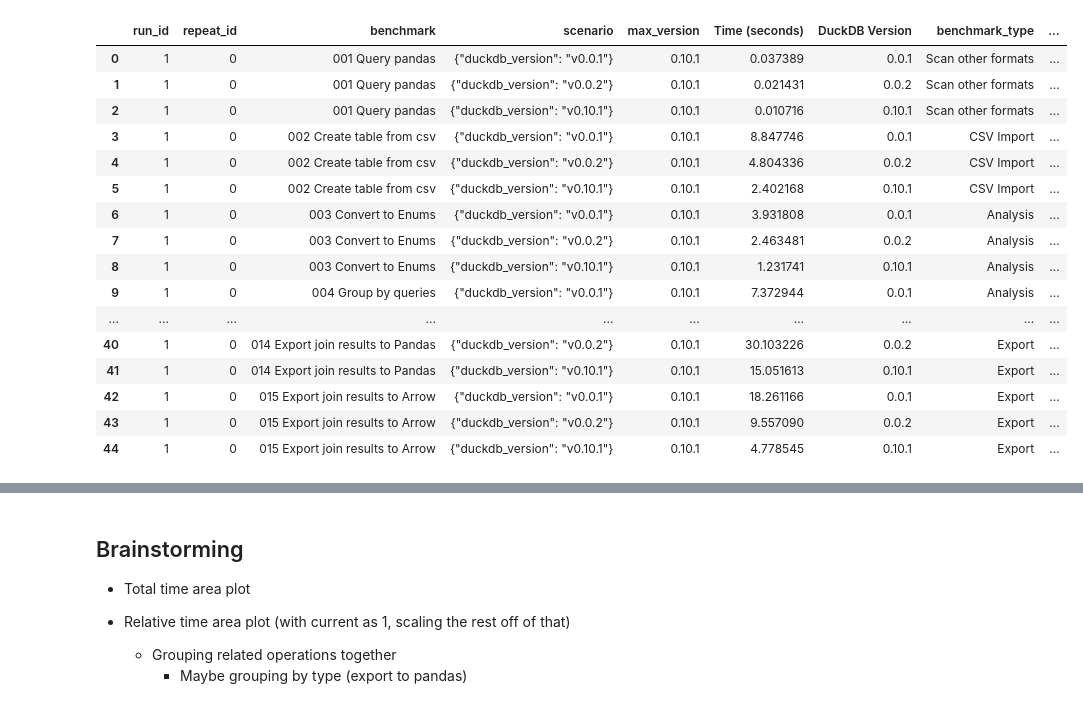
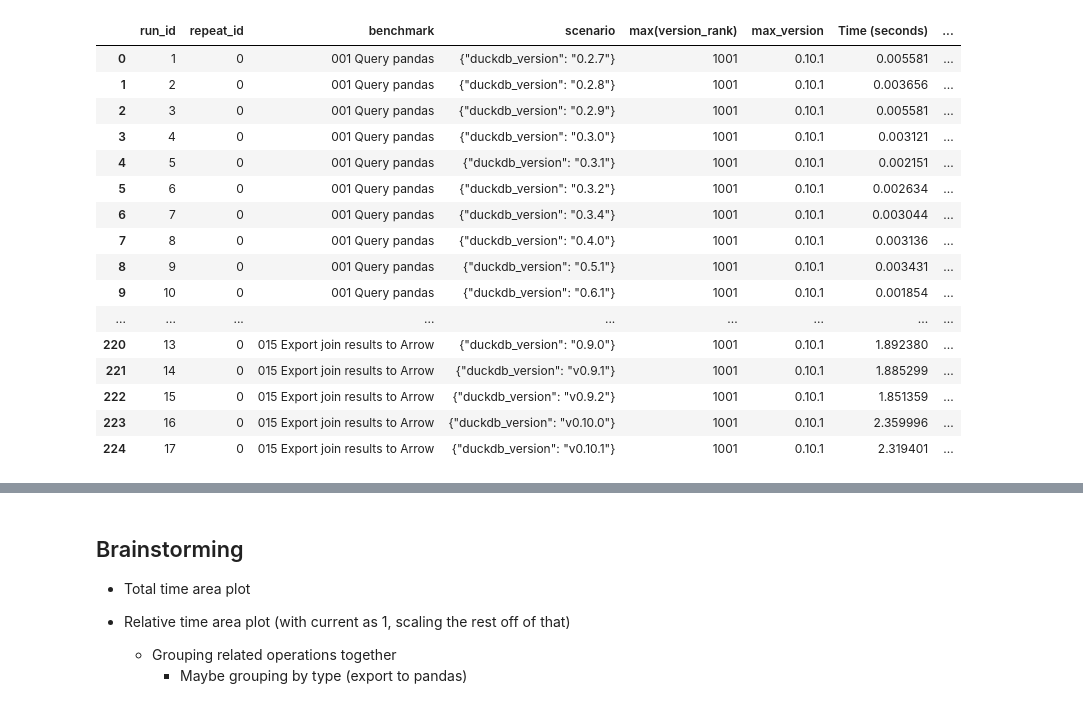
Before and after one commit to Alex-Monahan/duckdb_benchmarks_over_time, a Jupyter notebook: analyze_benchmark_results.ipynb, the cells around one changed output, grey strips where cells are left out. Drawn from its saved outputs; the diff is of its cells as text; code cells hidden in the pictures.

Commit message:
non-final analysis

```diff
--- a/analyze_benchmark_results.ipynb
+++ b/analyze_benchmark_results.ipynb
@@ -29,73 +17,73 @@ pd.set_option('display.max_columns', 5000)
 # %%
 con = duckdb.connect()
 attach_results = con.sql("ATTACH 'benchmark_log_python_testing.db' as sqlite_db (TYPE SQLITE)")
-ctas_results = con.sql("create or replace table duckdb_results as select * from sqlite_db.results")
+ctas_results = con.sql("""
+                       create or replace table duckdb_results as
+                       select * from sqlite_db.results
+                       where
+                            NOT (benchmark = '003 Convert to Enums' and try_cast(time as float) < 0.01)""")
 results = con.sql("""
-    with dummy_results as (
+    with version_ranks as (
         from duckdb_results
-        union all
+        select
+            (scenario::json ->> 'duckdb_version').replace('v','') as version,
+            version.string_split('.') as split_version,
+            try_cast(split_version[1] as int) * 100 * 100 as first_digit,
+            try_cast(split_version[2] as int) * 100 as second_digit,
+            try_cast(split_version[3] as int) as third_digit,
+            first_digit + second_digit + third_digit as version_rank,
+    ), max_version as (
+        from version_ranks
+        select
+            max(version_rank),
+            arg_max(version, version_rank) as max_version
+    ), median_results as (
         from duckdb_results
-        select * replace (
-            '{"duckdb_version": "v0.0.2"}' as scenario,
-            time * 2 as time
-        )
-        union all
-        from duckdb_results
-        select * replace (
-            '{"duckdb_version": "v0.0.1"}' as scenario,
-            time * 3 + time * random() as time
-        )
-    ), max_version as (
-        from dummy_results
-        select max((scenario::json ->> 'duckdb_version').replace('v','')) as max_version
-    ), median_results as (
-        from dummy_results
         select
             run_id,
             min(repeat_id) as repeat_id,
             benchmark,
             scenario,
             median(time) as time,
         group by all
-
     )
     from median_results
     join max_version on 1=1
     select
         * exclude time,
-        median(time) over (partition by run_id, benchmark, scenario) as "Time (seconds)",
+        time as "Time (seconds)",
         (scenario::json ->> 'duckdb_version').replace('v','') as "DuckDB Version",
         case when benchmark ilike '%queries%' or benchmark ilike '%enums%' then 'Analysis'
              when benchmark ilike '%csv%' then 'CSV Import'
              when benchmark ilike '%scan%' or benchmark ilike '%query pandas%' then 'Scan other formats'
              when benchmark ilike '%export%' then 'Export'
         end as benchmark_type,
         case when benchmark_type = 'CSV Import' then 1
              when benchmark_type = 'Scan other formats' then 2
              when benchmark_type = 'Analysis' then 3
              when benchmark_type = 'Export' then 4
              end as benchmark_type_order,
         benchmark_type as "Benchmark Type",
         sum(time) over (partition by "DuckDB Version") as total_time_by_version,
         sum(case when (scenario::json ->> 'duckdb_version').replace('v','') = max_version.max_version then time else 0 end) over () as total_time_max_version,
         time / total_time_max_version as "Time Relative to Latest Version"
     order by benchmark, run_id, scenario, repeat_id""").df()
 results
 # %% [output]
-|  | run_id | repeat_id | benchmark | scenario | max_version | Time (seconds) | DuckDB Version | benchmark_type | ... |
-| 0 | 1 | 0 | 001 Query pandas | {"duckdb_version": "v0.0.1"} | 0.10.1 | 0.037389 | 0.0.1 | Scan other formats | ... |
-| 1 | 1 | 0 | 001 Query pandas | {"duckdb_version": "v0.0.2"} | 0.10.1 | 0.021431 | 0.0.2 | Scan other formats | ... |
-| 2 | 1 | 0 | 001 Query pandas | {"duckdb_version": "v0.10.1"} | 0.10.1 | 0.010716 | 0.10.1 | Scan other formats | ... |
-| 3 | 1 | 0 | 002 Create table from csv | {"duckdb_version": "v0.0.1"} | 0.10.1 | 8.847746 | 0.0.1 | CSV Import | ... |
-| 4 | 1 | 0 | 002 Create table from csv | {"duckdb_version": "v0.0.2"} | 0.10.1 | 4.804336 | 0.0.2 | CSV Import | ... |
-| 5 | 1 | 0 | 002 Create table from csv | {"duckdb_version": "v0.10.1"} | 0.10.1 | 2.402168 | 0.10.1 | CSV Import | ... |
-| 6 | 1 | 0 | 003 Convert to Enums | {"duckdb_version": "v0.0.1"} | 0.10.1 | 3.931808 | 0.0.1 | Analysis | ... |
-| 7 | 1 | 0 | 003 Convert to Enums | {"duckdb_version": "v0.0.2"} | 0.10.1 | 2.463481 | 0.0.2 | Analysis | ... |
-| 8 | 1 | 0 | 003 Convert to Enums | {"duckdb_version": "v0.10.1"} | 0.10.1 | 1.231741 | 0.10.1 | Analysis | ... |
-| 9 | 1 | 0 | 004 Group by queries | {"duckdb_version": "v0.0.1"} | 0.10.1 | 7.372944 | 0.0.1 | Analysis | ... |
-| ... | ... | ... | ... | ... | ... | ... | ... | ... | ... |
-| 40 | 1 | 0 | 014 Export join results to Pandas | {"duckdb_version": "v0.0.2"} | 0.10.1 | 30.103226 | 0.0.2 | Export | ... |
-| 41 | 1 | 0 | 014 Export join results to Pandas | {"duckdb_version": "v0.10.1"} | 0.10.1 | 15.051613 | 0.10.1 | Export | ... |
-| 42 | 1 | 0 | 015 Export join results to Arrow | {"duckdb_version": "v0.0.1"} | 0.10.1 | 18.261166 | 0.0.1 | Export | ... |
-| 43 | 1 | 0 | 015 Export join results to Arrow | {"duckdb_version": "v0.0.2"} | 0.10.1 | 9.557090 | 0.0.2 | Export | ... |
-| 44 | 1 | 0 | 015 Export join results to Arrow | {"duckdb_version": "v0.10.1"} | 0.10.1 | 4.778545 | 0.10.1 | Export | ... |
+|  | run_id | repeat_id | benchmark | scenario | max(version_rank) | max_version | Time (seconds) | ... |
+| 0 | 1 | 0 | 001 Query pandas | {"duckdb_version": "0.2.7"} | 1001 | 0.10.1 | 0.005581 | ... |
+| 1 | 2 | 0 | 001 Query pandas | {"duckdb_version": "0.2.8"} | 1001 | 0.10.1 | 0.003656 | ... |
+| 2 | 3 | 0 | 001 Query pandas | {"duckdb_version": "0.2.9"} | 1001 | 0.10.1 | 0.005581 | ... |
+| 3 | 4 | 0 | 001 Query pandas | {"duckdb_version": "0.3.0"} | 1001 | 0.10.1 | 0.003121 | ... |
+| 4 | 5 | 0 | 001 Query pandas | {"duckdb_version": "0.3.1"} | 1001 | 0.10.1 | 0.002151 | ... |
+| 5 | 6 | 0 | 001 Query pandas | {"duckdb_version": "0.3.2"} | 1001 | 0.10.1 | 0.002634 | ... |
+| 6 | 7 | 0 | 001 Query pandas | {"duckdb_version": "0.3.4"} | 1001 | 0.10.1 | 0.003044 | ... |
+| 7 | 8 | 0 | 001 Query pandas | {"duckdb_version": "0.4.0"} | 1001 | 0.10.1 | 0.003136 | ... |
+| 8 | 9 | 0 | 001 Query pandas | {"duckdb_version": "0.5.1"} | 1001 | 0.10.1 | 0.003431 | ... |
+| 9 | 10 | 0 | 001 Query pandas | {"duckdb_version": "0.6.1"} | 1001 | 0.10.1 | 0.001854 | ... |
+| ... | ... | ... | ... | ... | ... | ... | ... | ... |
+| 220 | 13 | 0 | 015 Export join results to Arrow | {"duckdb_version": "0.9.0"} | 1001 | 0.10.1 | 1.892380 | ... |
+| 221 | 14 | 0 | 015 Export join results to Arrow | {"duckdb_version": "v0.9.1"} | 1001 | 0.10.1 | 1.885299 | ... |
+| 222 | 15 | 0 | 015 Export join results to Arrow | {"duckdb_version": "v0.9.2"} | 1001 | 0.10.1 | 1.851359 | ... |
+| 223 | 16 | 0 | 015 Export join results to Arrow | {"duckdb_version": "v0.10.0"} | 1001 | 0.10.1 | 2.359996 | ... |
+| 224 | 17 | 0 | 015 Export join results to Arrow | {"duckdb_version": "v0.10.1"} | 1001 | 0.10.1 | 2.319401 | ... |
```
Also changed, not shown: parts of 10 cells of this notebook.
